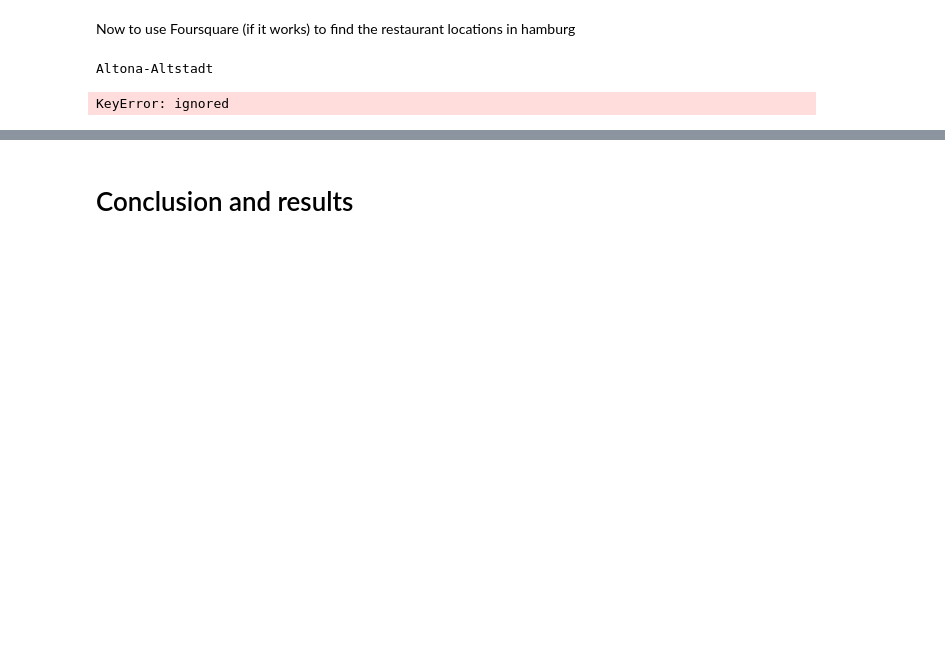
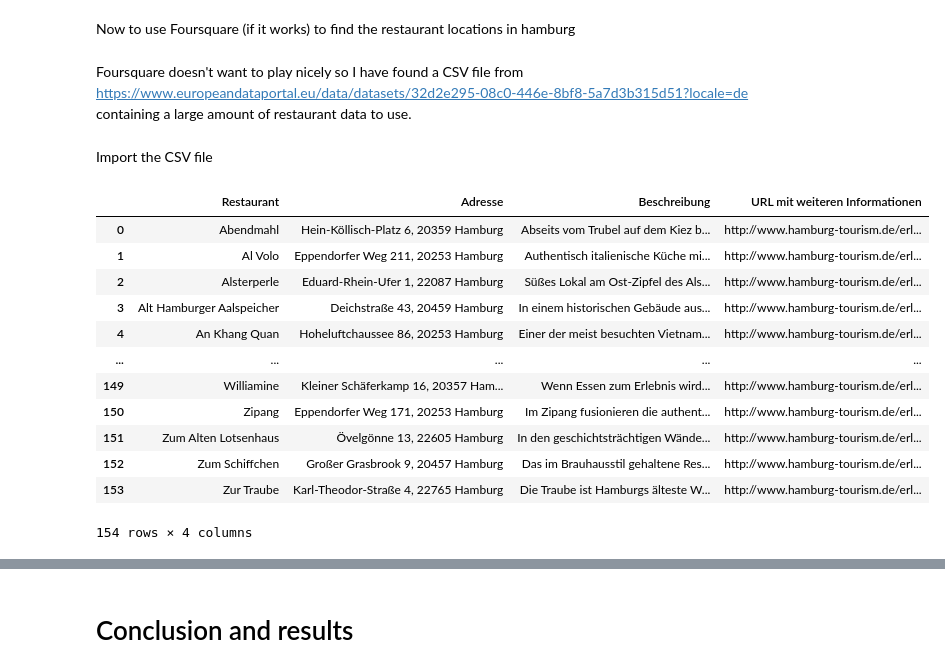
Before and after one commit to sadaha/Coursera_Capstone.-, a Jupyter notebook: IBM_Capstone_Project.ipynb, the cells around one changed output, grey strips where cells are left out. Saved outputs shown, nothing was run; the diff lists cells and outputs as text; code cells hidden in the pictures; blank space fills up the shorter version.

```diff
--- a/IBM_Capstone_Project.ipynb
+++ b/IBM_Capstone_Project.ipynb
@@ -303,5 +291,21 @@ def getNearbyVenues(names, latitudes, longitudes, radius=500):
-# %%
-venues_in_Hamburg = getNearbyVenues(Hamburg_df_complete['Name'], Hamburg_df_complete['latitude'], Hamburg_df_complete['longitude'])
-# %% [output]
-Altona-Altstadt
-KeyError: ignored
+# %% [markdown]
+Foursquare doesn't want to play nicely so I have found a CSV file from https://www.europeandataportal.eu/data/datasets/32d2e295-08c0-446e-8bf8-5a7d3b315d51?locale=de containing a large amount of restaurant data to use.
+# %% [markdown]
+Import the CSV file
+# %%
+Restuarant_data = pd.read_csv('Tabelle1.csv')
+Restuarant_data
+# %% [output]
+|  | Restaurant | Adresse | Beschreibung | URL mit weiteren Informationen |
+| 0 | Abendmahl | Hein-Köllisch-Platz 6, 20359 Hamburg | Abseits vom Trubel auf dem Kiez b... | http://www.hamburg-tourism.de/erl... |
+| 1 | Al Volo | Eppendorfer Weg 211, 20253 Hamburg | Authentisch italienische Küche mi... | http://www.hamburg-tourism.de/erl... |
+| 2 | Alsterperle | Eduard-Rhein-Ufer 1, 22087 Hamburg | Süßes Lokal am Ost-Zipfel des Als... | http://www.hamburg-tourism.de/erl... |
+| 3 | Alt Hamburger Aalspeicher | Deichstraße 43, 20459 Hamburg | In einem historischen Gebäude aus... | http://www.hamburg-tourism.de/erl... |
+| 4 | An Khang Quan | Hoheluftchaussee 86, 20253 Hamburg | Einer der meist besuchten Vietnam... | http://www.hamburg-tourism.de/erl... |
+| ... | ... | ... | ... | ... |
+| 149 | Williamine | Kleiner Schäferkamp 16, 20357 Ham... | Wenn Essen zum Erlebnis wird... | http://www.hamburg-tourism.de/erl... |
+| 150 | Zipang | Eppendorfer Weg 171, 20253 Hamburg | Im Zipang fusionieren die authent... | http://www.hamburg-tourism.de/erl... |
+| 151 | Zum Alten Lotsenhaus | Övelgönne 13, 22605 Hamburg | In den geschichtsträchtigen Wände... | http://www.hamburg-tourism.de/erl... |
+| 152 | Zum Schiffchen | Großer Grasbrook 9, 20457 Hamburg | Das im Brauhausstil gehaltene Res... | http://www.hamburg-tourism.de/erl... |
+| 153 | Zur Traube | Karl-Theodor-Straße 4, 22765 Hamburg | Die Traube ist Hamburgs älteste W... | http://www.hamburg-tourism.de/erl... |
+154 rows × 4 columns
```
Also changed, not shown: parts of 25 cells of this notebook.
